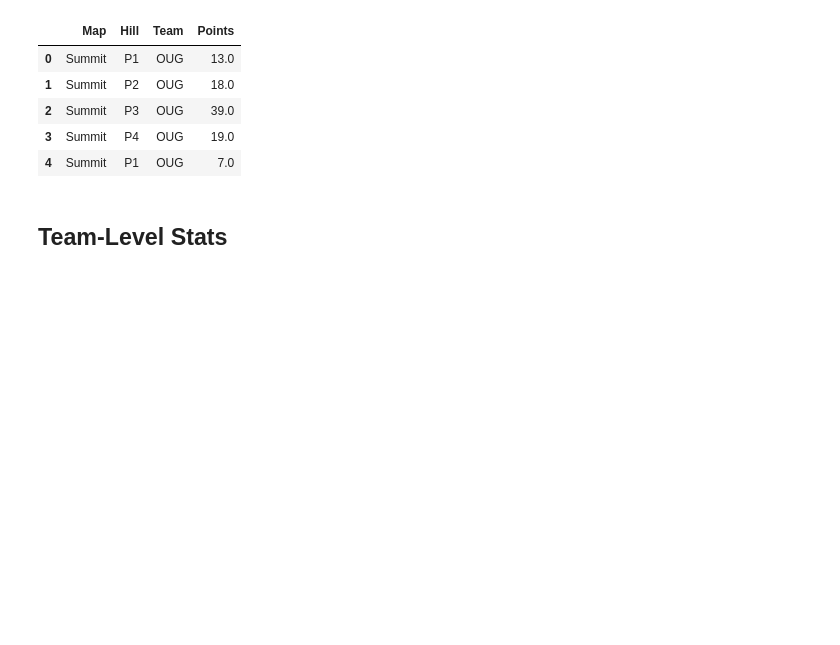
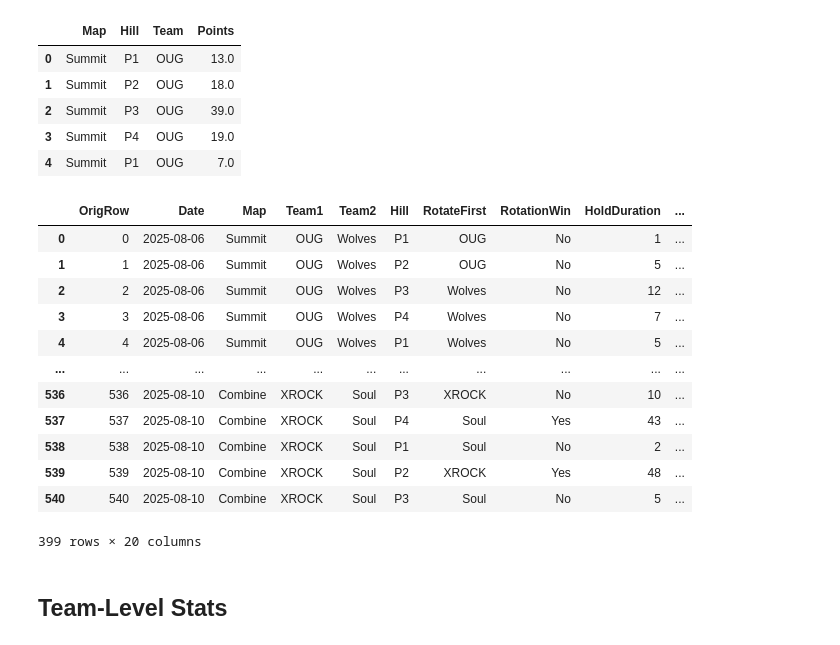
Before and after one commit to anshxl/codm-analytics, a Jupyter notebook: Notebooks/hp-stats.ipynb, the cells around one changed output. Cells and saved outputs as stored; diff of their text form; code cells hidden in the pictures; blank space fills up the shorter version.

```diff
--- a/Notebooks/hp-stats.ipynb
+++ b/Notebooks/hp-stats.ipynb
@@ -38,6 +38,22 @@ long_pts.head()
 | 2 | Summit | P3 | OUG | 39.0 |
 | 3 | Summit | P4 | OUG | 19.0 |
 | 4 | Summit | P1 | OUG | 7.0 |
+# %%
+df_masters
+# %% [output]
+|  | OrigRow | Date | Map | Team1 | Team2 | Hill | RotateFirst | RotationWin | HoldDuration | ... |
+| 0 | 0 | 2025-08-06 | Summit | OUG | Wolves | P1 | OUG | No | 1 | ... |
+| 1 | 1 | 2025-08-06 | Summit | OUG | Wolves | P2 | OUG | No | 5 | ... |
+| 2 | 2 | 2025-08-06 | Summit | OUG | Wolves | P3 | Wolves | No | 12 | ... |
+| 3 | 3 | 2025-08-06 | Summit | OUG | Wolves | P4 | Wolves | No | 7 | ... |
+| 4 | 4 | 2025-08-06 | Summit | OUG | Wolves | P1 | Wolves | No | 5 | ... |
+| ... | ... | ... | ... | ... | ... | ... | ... | ... | ... | ... |
+| 536 | 536 | 2025-08-10 | Combine | XROCK | Soul | P3 | XROCK | No | 10 | ... |
+| 537 | 537 | 2025-08-10 | Combine | XROCK | Soul | P4 | Soul | Yes | 43 | ... |
+| 538 | 538 | 2025-08-10 | Combine | XROCK | Soul | P1 | Soul | No | 2 | ... |
+| 539 | 539 | 2025-08-10 | Combine | XROCK | Soul | P2 | XROCK | Yes | 48 | ... |
+| 540 | 540 | 2025-08-10 | Combine | XROCK | Soul | P3 | Soul | No | 5 | ... |
+399 rows × 20 columns
 # %% [markdown]
 ## Team-Level Stats
 # %%
```
Also changed, not shown: parts of 8 cells of this notebook, 15 other files.
